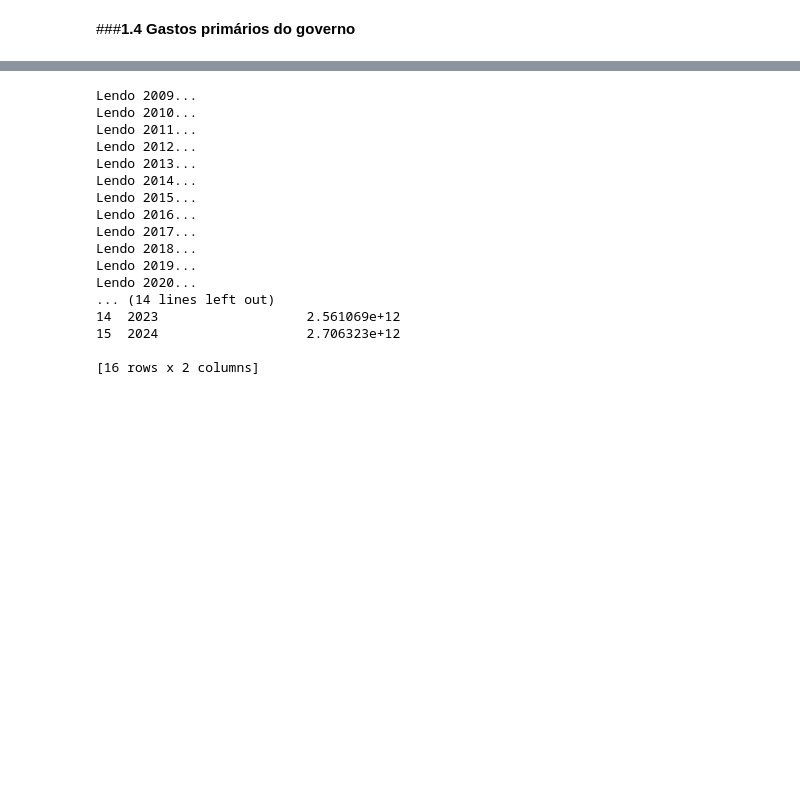
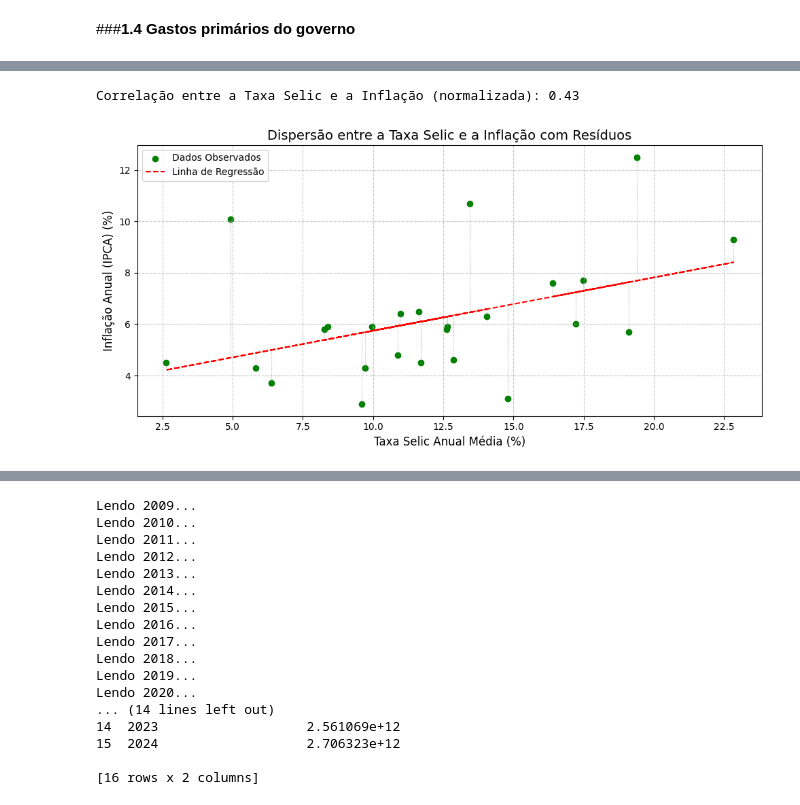
Before and after one commit to gabyxsantos/Economia, a Jupyter notebook: trabalho_pt2.ipynb, the cells around one changed output, grey strips where cells are left out. Drawn from its saved outputs; the diff is of its cells as text; code cells hidden in the pictures; blank space fills up the shorter version.

```diff
--- a/trabalho_pt2.ipynb
+++ b/trabalho_pt2.ipynb
@@ -118,0 +659,34 @@ dados_rendMedio
+# %%
+selic_inflacao['Taxa Selic Normalizada'] = (selic_inflacao['Taxa Selic'] - selic_inflacao['Taxa Selic'].mean()) / selic_inflacao['Taxa Selic'].std()
+selic_inflacao['Inflação (%) Normalizada'] = (selic_inflacao['Inflação (%)'] - selic_inflacao['Inflação (%)'].mean()) / selic_inflacao['Inflação (%)'].std()
+
+correlacao = selic_inflacao['Taxa Selic Normalizada'].corr(selic_inflacao['Inflação (%) Normalizada'])
+print(f'Correlação entre a Taxa Selic e a Inflação (normalizada): {correlacao:.2f}')
+
+x = selic_inflacao['Taxa Selic']
+y = selic_inflacao['Inflação (%)']
+
+m, b = np.polyfit(x, y, 1)
+
+y_predito = m * x + b
+
+plt.figure(figsize=(10, 5))
+
+plt.scatter(x, y, color='green', label='Dados Observados')
+
+plt.plot(x, y_predito, color='red', linestyle='--', label='Linha de Regressão')
+
+for i in range(len(x)):
+    plt.plot([x.iloc[i], x.iloc[i]], [y.iloc[i], y_predito.iloc[i]],
+             color='gray', linestyle=':', linewidth=0.8, alpha=0.7)
+
+plt.xlabel('Taxa Selic Anual Média (%)', fontsize=12)
+plt.ylabel('Inflação Anual (IPCA) (%)', fontsize=12)
+plt.title('Dispersão entre a Taxa Selic e a Inflação com Resíduos', fontsize=14)
+plt.grid(True, linestyle='--', alpha=0.7)
+plt.legend()
+plt.tight_layout()
+plt.show()
+# %% [output]
+Correlação entre a Taxa Selic e a Inflação (normalizada): 0.43
+[figure, added]
```
Also changed, not shown: parts of 71 cells of this notebook.
